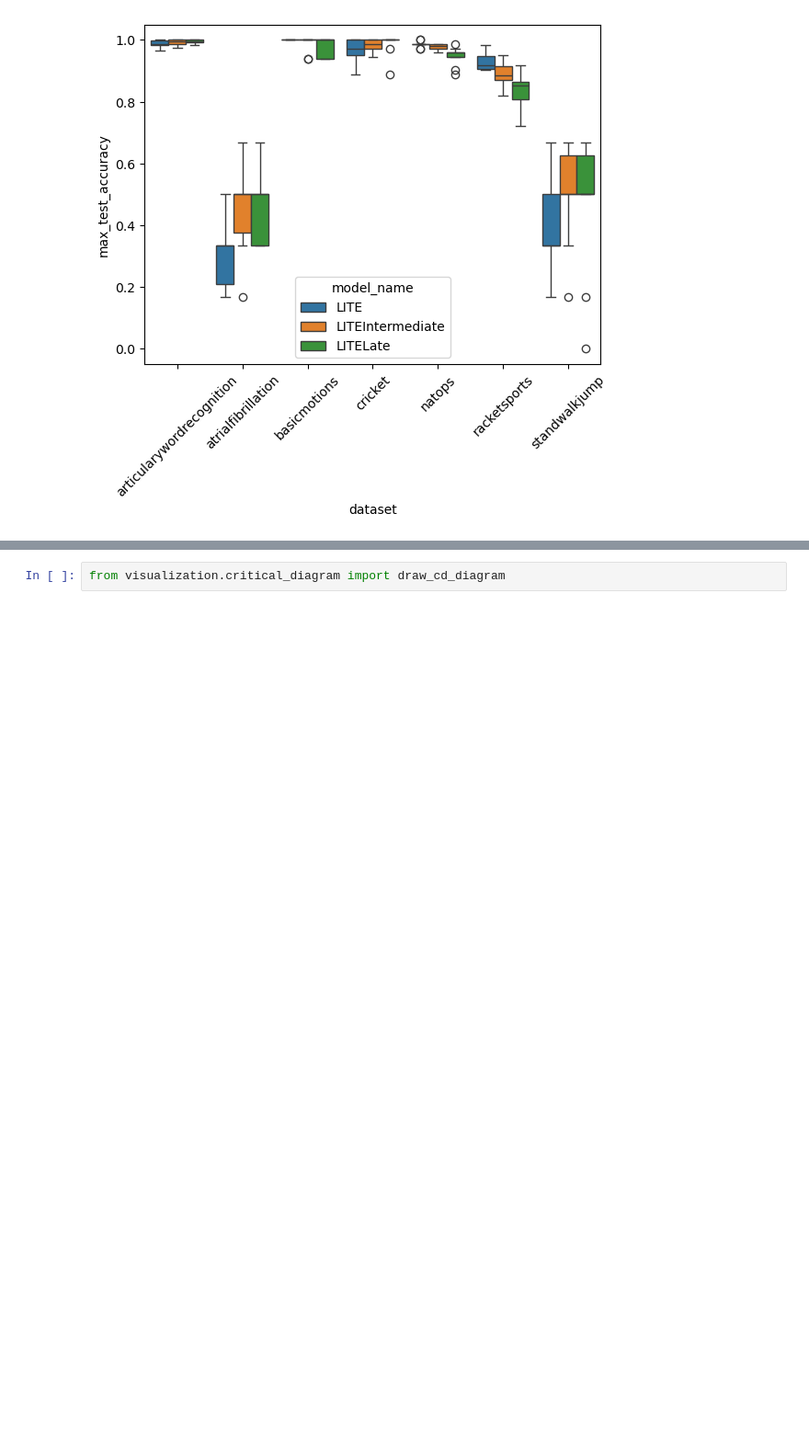
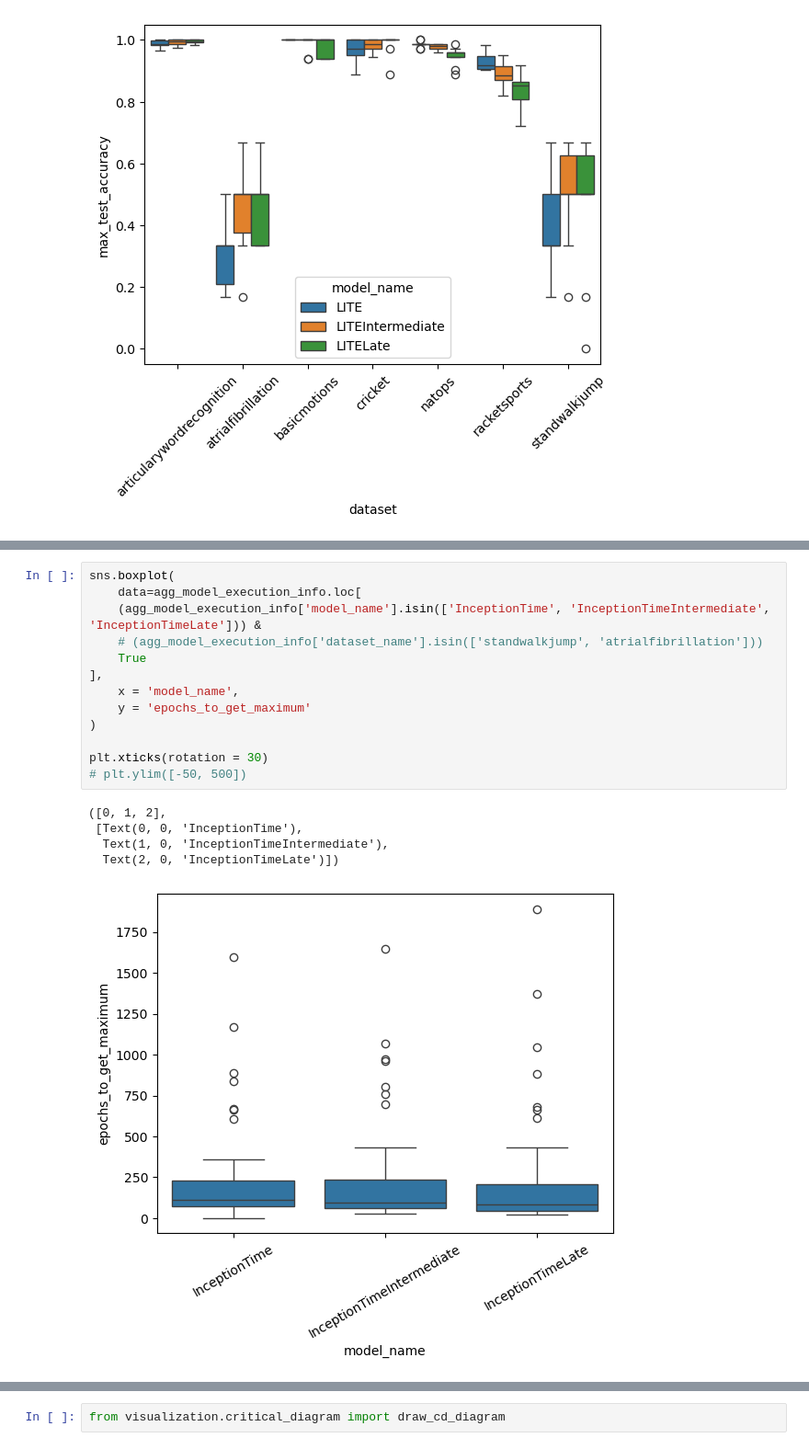
Before and after one commit to samuelthomaz7/multimodal_time_series_classification, a Jupyter notebook: test_notebook.ipynb, the cells around one changed output, grey strips where cells are left out. Shown at 92% size. Cells and saved outputs as stored; diff of their text form; blank space fills up the shorter version.

```diff
--- a/test_notebook.ipynb
+++ b/test_notebook.ipynb
@@ -234,0 +298,19 @@ agg_model_execution_info
+# %%
+sns.boxplot(
+    data=agg_model_execution_info.loc[
+    (agg_model_execution_info['model_name'].isin(['InceptionTime', 'InceptionTimeIntermediate', 'InceptionTimeLate'])) &
+    # (agg_model_execution_info['dataset_name'].isin(['standwalkjump', 'atrialfibrillation']))
+    True
+],
+    x = 'model_name',
+    y = 'epochs_to_get_maximum'
+)
+
+plt.xticks(rotation = 30)
+# plt.ylim([-50, 500])
+# %% [output]
+([0, 1, 2],
+ [Text(0, 0, 'InceptionTime'),
+  Text(1, 0, 'InceptionTimeIntermediate'),
+  Text(2, 0, 'InceptionTimeLate')])
+[figure, added]
```
Also changed, not shown: parts of 14 cells of this notebook, 3 other files.
